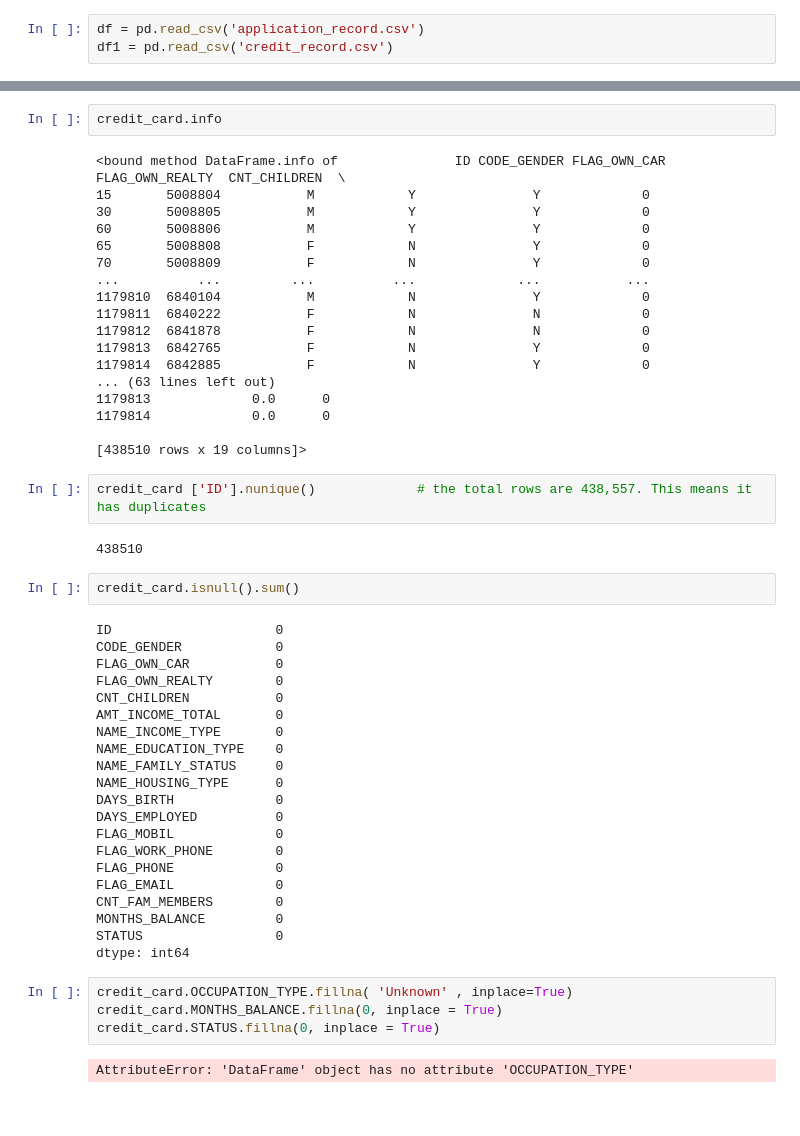
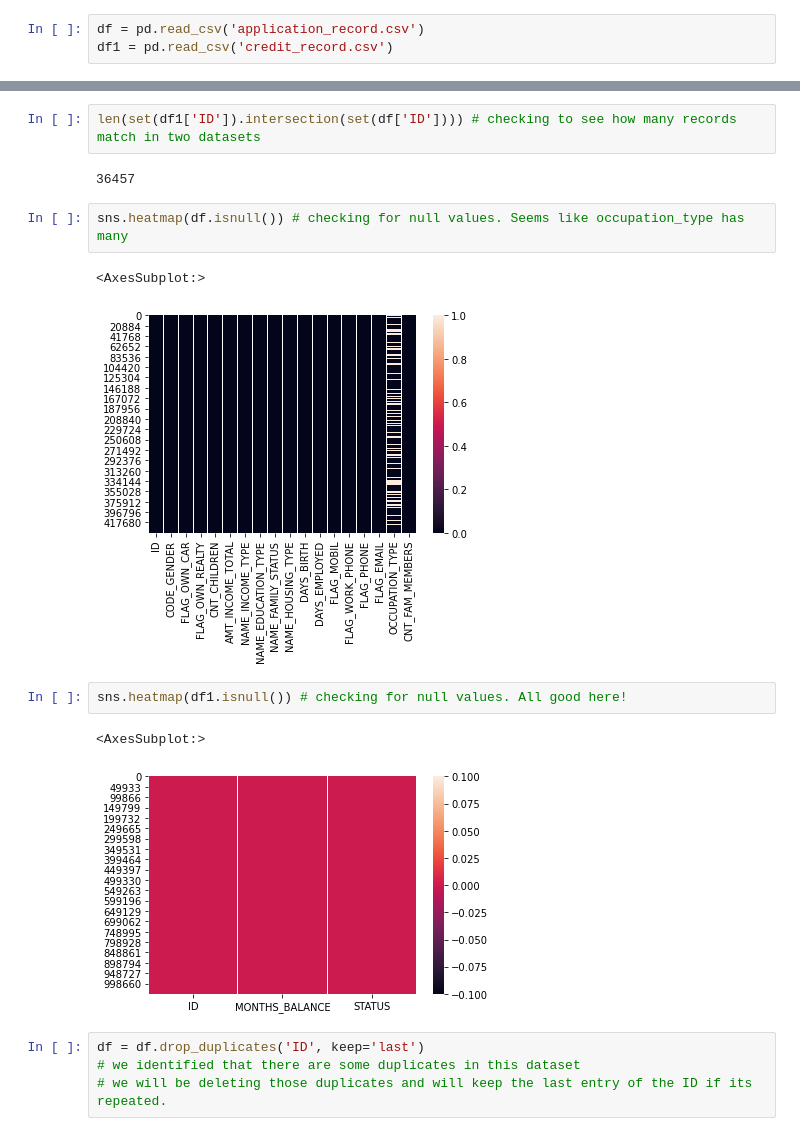
Before and after one commit to faris277/project-, a Jupyter notebook: project notbook.ipynb, the cells around one changed output, grey strips where cells are left out. Saved outputs shown, nothing was run; the diff lists cells and outputs as text; blank space fills up the shorter version.

```diff
--- a/project notbook.ipynb
+++ b/project notbook.ipynb
@@ -62,54 +52,19 @@ credit_card
 # %%
-credit_card.info
+len(set(df1['ID']).intersection(set(df['ID']))) # checking to see how many records match in two datasets
 # %% [output]
-<bound method DataFrame.info of               ID CODE_GENDER FLAG_OWN_CAR FLAG_OWN_REALTY  CNT_CHILDREN  \
-15       5008804           M            Y               Y             0
-30       5008805           M            Y               Y             0
-60       5008806           M            Y               Y             0
-65       5008808           F            N               Y             0
-70       5008809           F            N               Y             0
-...          ...         ...          ...             ...           ...
-1179810  6840104           M            N               Y             0
-1179811  6840222           F            N               N             0
-1179812  6841878           F            N               N             0
-1179813  6842765           F            N               Y             0
-1179814  6842885           F            N               Y             0
-... (63 lines left out)
-1179813             0.0      0
-1179814             0.0      0
-
-[438510 rows x 19 columns]>
+36457
 # %%
-credit_card ['ID'].nunique()             # the total rows are 438,557. This means it has duplicates
+sns.heatmap(df.isnull()) # checking for null values. Seems like occupation_type has many
 # %% [output]
-438510
+<AxesSubplot:>
+[figure, added]
 # %%
-credit_card.isnull().sum()
+sns.heatmap(df1.isnull()) # checking for null values. All good here!
 # %% [output]
-ID                     0
-CODE_GENDER            0
-FLAG_OWN_CAR           0
-FLAG_OWN_REALTY        0
-CNT_CHILDREN           0
-AMT_INCOME_TOTAL       0
-NAME_INCOME_TYPE       0
-NAME_EDUCATION_TYPE    0
-NAME_FAMILY_STATUS     0
-NAME_HOUSING_TYPE      0
-DAYS_BIRTH             0
-DAYS_EMPLOYED          0
-FLAG_MOBIL             0
-FLAG_WORK_PHONE        0
-FLAG_PHONE             0
-FLAG_EMAIL             0
-CNT_FAM_MEMBERS        0
-MONTHS_BALANCE         0
-STATUS                 0
-dtype: int64
+<AxesSubplot:>
+[figure, added]
 # %%
-credit_card.OCCUPATION_TYPE.fillna( 'Unknown' , inplace=True)
-credit_card.MONTHS_BALANCE.fillna(0, inplace = True)
-credit_card.STATUS.fillna(0, inplace = True)
+df = df.drop_duplicates('ID', keep='last')
+# we identified that there are some duplicates in this dataset
+# we will be deleting those duplicates and will keep the last entry of the ID if its repeated.
-# %% [output]
-AttributeError: 'DataFrame' object has no attribute 'OCCUPATION_TYPE'
 # %%
```
Also changed, not shown: parts of 54 cells of this notebook.
